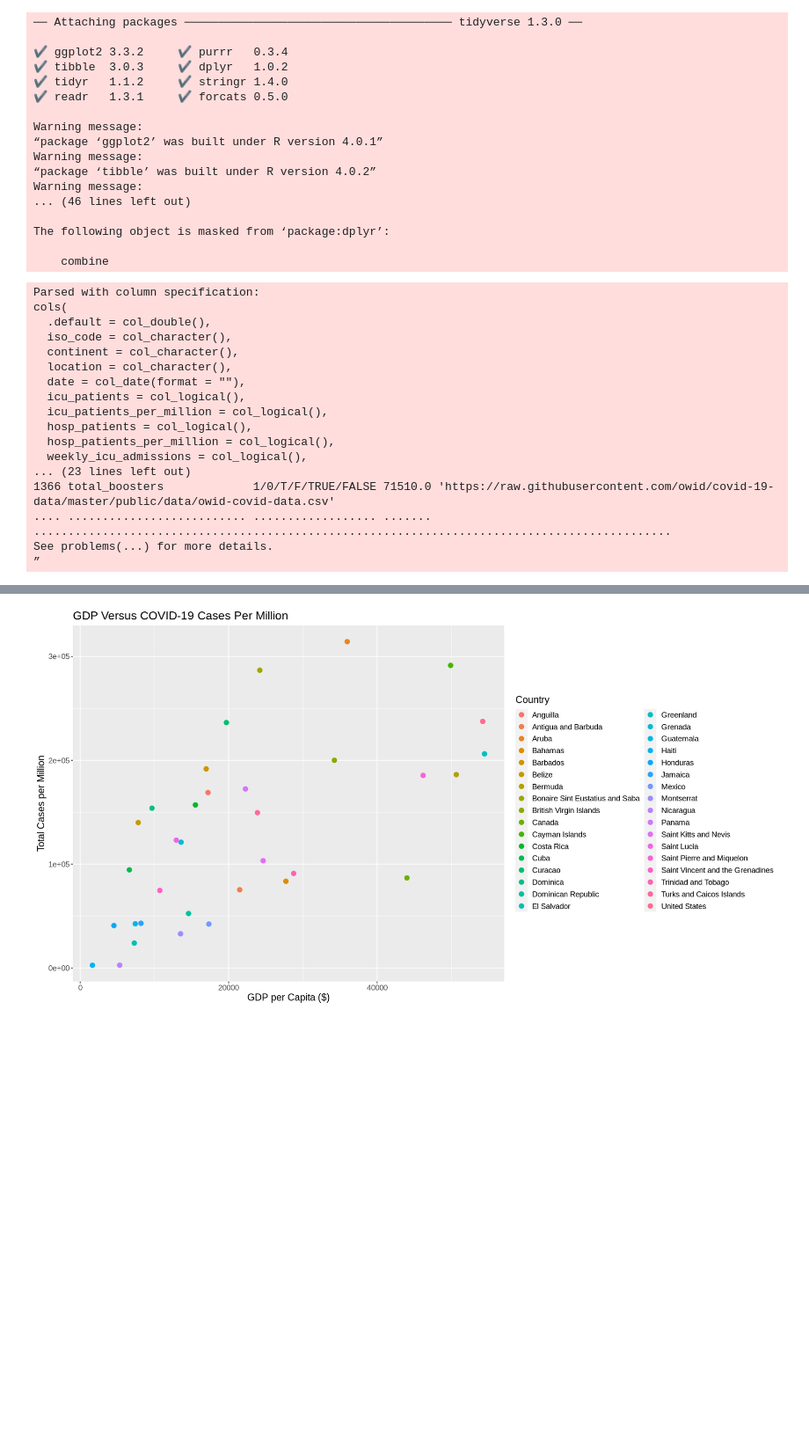
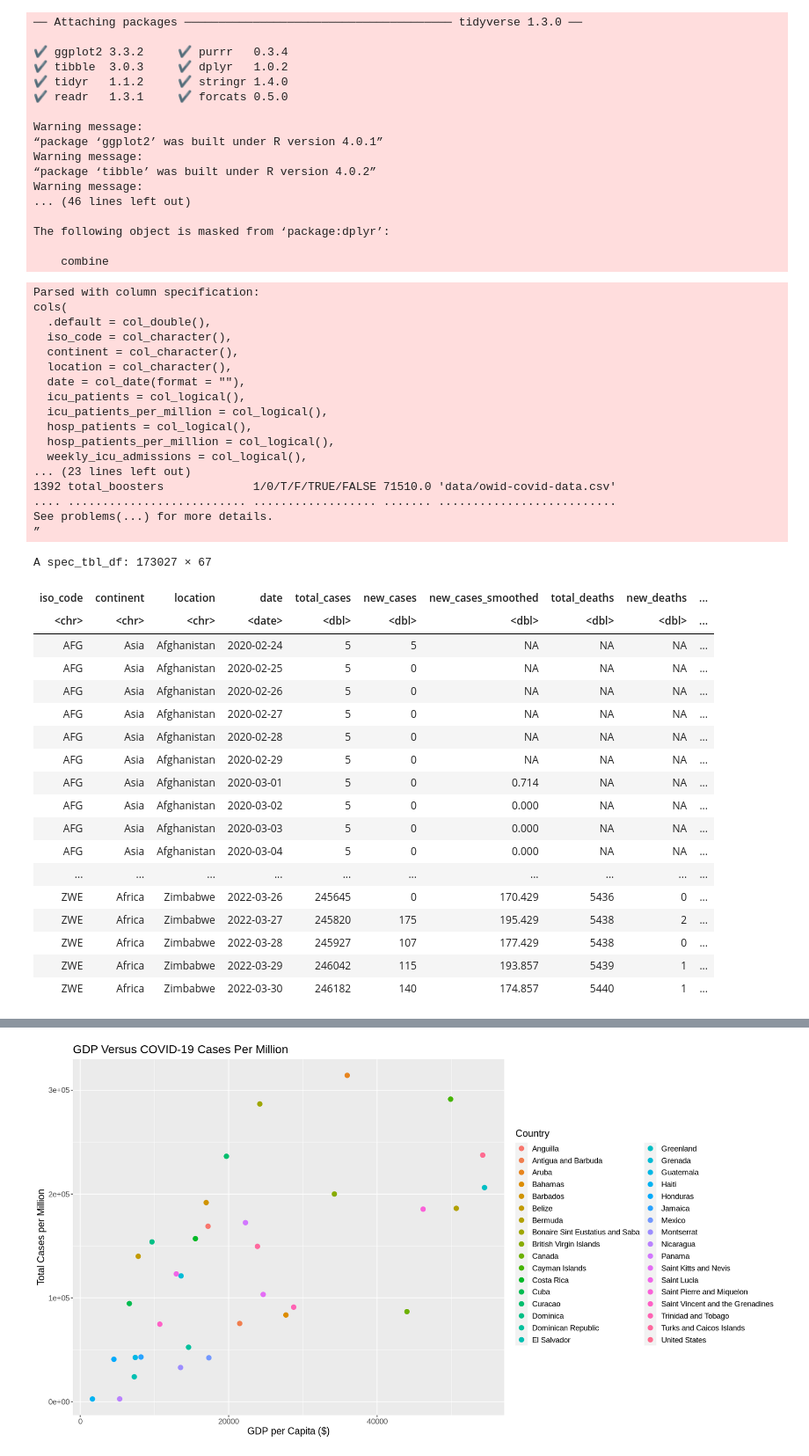
Before and after one commit to jerryyvn/DSCI-Group-11-Project, a Jupyter notebook: project_proposal.ipynb, the cells around one changed output, grey strips where cells are left out. Shown at 88% size. Cells and saved outputs as stored; diff of their text form; code cells hidden in the pictures; blank space fills up the shorter version.

```diff
--- a/project_proposal.ipynb
+++ b/project_proposal.ipynb
@@ -42,25 +42,45 @@ The following object is masked from ‘package:dplyr’:
 
     combine
 # %%
-covid_data <- read_csv("https://raw.githubusercontent.com/owid/covid-19-data/master/public/data/owid-covid-data.csv")
+covid_data <- read_csv("data/owid-covid-data.csv")
+covid_data
 # %% [output]
 Parsed with column specification:
 cols(
   .default = col_double(),
   iso_code = col_character(),
   continent = col_character(),
   location = col_character(),
   date = col_date(format = ""),
   icu_patients = col_logical(),
   icu_patients_per_million = col_logical(),
   hosp_patients = col_logical(),
   hosp_patients_per_million = col_logical(),
   weekly_icu_admissions = col_logical(),
 ... (23 lines left out)
-1366 total_boosters             1/0/T/F/TRUE/FALSE 71510.0 'https://raw.githubusercontent.com/owid/covid-19-data/master/public/data/owid-covid-data.csv'
-.... .......................... .................. ....... .............................................................................................
+1392 total_boosters             1/0/T/F/TRUE/FALSE 71510.0 'data/owid-covid-data.csv'
+.... .......................... .................. ....... ..........................
 See problems(...) for more details.
 ”
+A spec_tbl_df: 173027 × 67
+| iso_code | continent | location | date | total_cases | new_cases | new_cases_smoothed | total_deaths | new_deaths | ... |
+| <chr> | <chr> | <chr> | <date> | <dbl> | <dbl> | <dbl> | <dbl> | <dbl> | ... |
+| AFG | Asia | Afghanistan | 2020-02-24 | 5 | 5 | NA | NA | NA | ... |
+| AFG | Asia | Afghanistan | 2020-02-25 | 5 | 0 | NA | NA | NA | ... |
+| AFG | Asia | Afghanistan | 2020-02-26 | 5 | 0 | NA | NA | NA | ... |
+| AFG | Asia | Afghanistan | 2020-02-27 | 5 | 0 | NA | NA | NA | ... |
+| AFG | Asia | Afghanistan | 2020-02-28 | 5 | 0 | NA | NA | NA | ... |
+| AFG | Asia | Afghanistan | 2020-02-29 | 5 | 0 | NA | NA | NA | ... |
+| AFG | Asia | Afghanistan | 2020-03-01 | 5 | 0 | 0.714 | NA | NA | ... |
+| AFG | Asia | Afghanistan | 2020-03-02 | 5 | 0 | 0.000 | NA | NA | ... |
+| AFG | Asia | Afghanistan | 2020-03-03 | 5 | 0 | 0.000 | NA | NA | ... |
+| AFG | Asia | Afghanistan | 2020-03-04 | 5 | 0 | 0.000 | NA | NA | ... |
+| ... | ... | ... | ... | ... | ... | ... | ... | ... | ... |
+| ZWE | Africa | Zimbabwe | 2022-03-26 | 245645 | 0 | 170.429 | 5436 | 0 | ... |
+| ZWE | Africa | Zimbabwe | 2022-03-27 | 245820 | 175 | 195.429 | 5438 | 2 | ... |
+| ZWE | Africa | Zimbabwe | 2022-03-28 | 245927 | 107 | 177.429 | 5438 | 0 | ... |
+| ZWE | Africa | Zimbabwe | 2022-03-29 | 246042 | 115 | 193.857 | 5439 | 1 | ... |
+| ZWE | Africa | Zimbabwe | 2022-03-30 | 246182 | 140 | 174.857 | 5440 | 1 | ... |
 # %%
 # FILTER RELEVANT COLS
 
```
Also changed, not shown: parts of 3 cells of this notebook, 1 other file.
